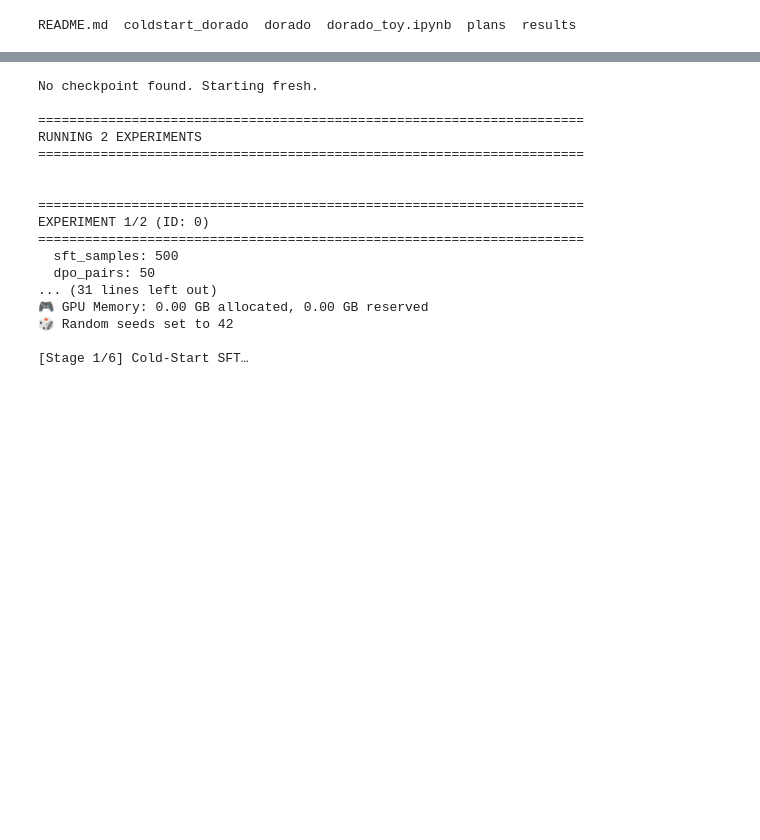
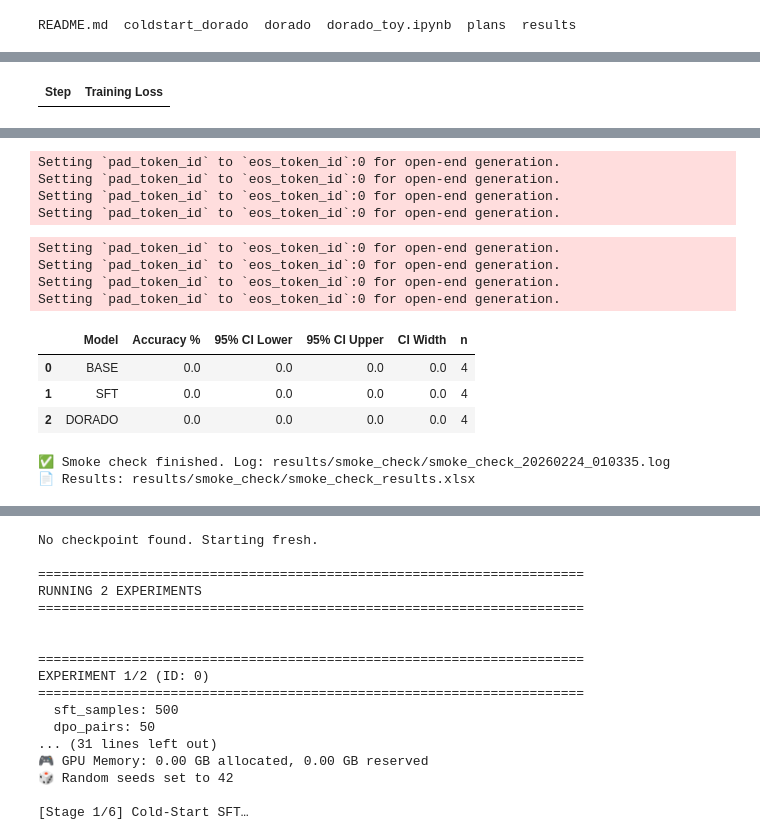
Before and after one commit to Vedant2100/llmpt, a Jupyter notebook: dorado_toy.ipynb, the cells around one changed output, grey strips where cells are left out. Drawn from its saved outputs; the diff is of its cells as text; code cells hidden in the pictures; blank space fills up the shorter version.

Commit message:
ah just smoke check

```diff
--- a/dorado_toy.ipynb
+++ b/dorado_toy.ipynb
@@ -224,0 +233,65 @@ README.md  coldstart_dorado  dorado  dorado_toy.ipynb  plans  results
+# %%
+from copy import deepcopy
+from pathlib import Path
+import os
+import pandas as pd
+from datetime import datetime
+from contextlib import redirect_stdout, redirect_stderr
+
+# Start from your first experiment config and shrink everything aggressively
+smoke = deepcopy(EXPERIMENTS[0])
+smoke.update({
+    "experiment_id": 9990,
+    "base_model": "HuggingFaceTB/SmolLM2-135M",
+    "rm_base_model": "HuggingFaceTB/SmolLM2-135M",
+    "sft_samples": 8,
+    "dpo_pairs": 2,
+    "candidates_per_question": 2,
+    "iterative_dpo_rounds": 1,
+    "sft_epochs": 1,
+    "rm_epochs": 1,
+    "dpo_epochs": 1,
+    "sft_batch_size": 1,
+    "rm_batch_size": 1,
+    "dpo_batch_size": 1,
+    "eval_max_samples": 4,
+    "eval_batch_size": 1,
+    "max_new_tokens_gen": 32,
+    "max_new_tokens_eval": 48,
+    "temperature": 0.2,
+    "quantization_bits": 0,
+    "use_rm_scoring": False,
+})
+
+# Keep smoke-check outputs isolated from your main experiment artifacts/checkpoints
+smoke_results_dir = Path("results") / "smoke_check"
+os.makedirs(smoke_results_dir, exist_ok=True)
+
+timestamp = datetime.now().strftime("%Y%m%d_%H%M%S")
+smoke_log = smoke_results_dir / f"smoke_check_{timestamp}.log"
+smoke_out = smoke_results_dir / "smoke_check_results.xlsx"
+
+with open(smoke_log, "w", encoding="utf-8") as logf, redirect_stdout(logf), redirect_stderr(logf):
+    print("🚦 Running 1-minute smoke check with config:")
+    for k in [
+        "base_model", "sft_samples", "dpo_pairs", "candidates_per_question",
+        "sft_epochs", "dpo_epochs", "eval_max_samples", "max_new_tokens_gen",
+        "max_new_tokens_eval", "use_rm_scoring"
+    ]:
+        print(f"  {k}: {smoke[k]}")
+
+    smoke_result = run_single_experiment(smoke)
+    smoke_df = pd.DataFrame([smoke_result])
+    smoke_df.to_excel(smoke_out, index=False)
+
+    print(f"\n✅ Smoke check status: {smoke_result.get('status')}")
+    print(f"⏱️ Runtime: {smoke_result.get('runtime_minutes', 0):.2f} min")
+    print(f"📄 Saved results: {smoke_out}")
+
+    print("\n🧹 Cleaning smoke-check artifacts...")
+    cleanup_artifacts()
+
+print(f"✅ Smoke check finished. Log: {smoke_log}")
+print(f"📄 Results: {smoke_out}")
+smoke_df
+# %% [output]
@@ -224,0 +302 @@ README.md  coldstart_dorado  dorado  dorado_toy.ipynb  plans  results
+| Step | Training Loss |
@@ -224,0 +307,14 @@ README.md  coldstart_dorado  dorado  dorado_toy.ipynb  plans  results
+Setting `pad_token_id` to `eos_token_id`:0 for open-end generation.
+Setting `pad_token_id` to `eos_token_id`:0 for open-end generation.
+Setting `pad_token_id` to `eos_token_id`:0 for open-end generation.
+Setting `pad_token_id` to `eos_token_id`:0 for open-end generation.
+Setting `pad_token_id` to `eos_token_id`:0 for open-end generation.
+Setting `pad_token_id` to `eos_token_id`:0 for open-end generation.
+Setting `pad_token_id` to `eos_token_id`:0 for open-end generation.
+Setting `pad_token_id` to `eos_token_id`:0 for open-end generation.
+|  | Model | Accuracy % | 95% CI Lower | 95% CI Upper | CI Width | n |
+| 0 | BASE | 0.0 | 0.0 | 0.0 | 0.0 | 4 |
+| 1 | SFT | 0.0 | 0.0 | 0.0 | 0.0 | 4 |
+| 2 | DORADO | 0.0 | 0.0 | 0.0 | 0.0 | 4 |
+✅ Smoke check finished. Log: results/smoke_check/smoke_check_20260224_010335.log
+📄 Results: results/smoke_check/smoke_check_results.xlsx
```
Also changed, not shown: parts of 2 cells of this notebook, 1 other file.
